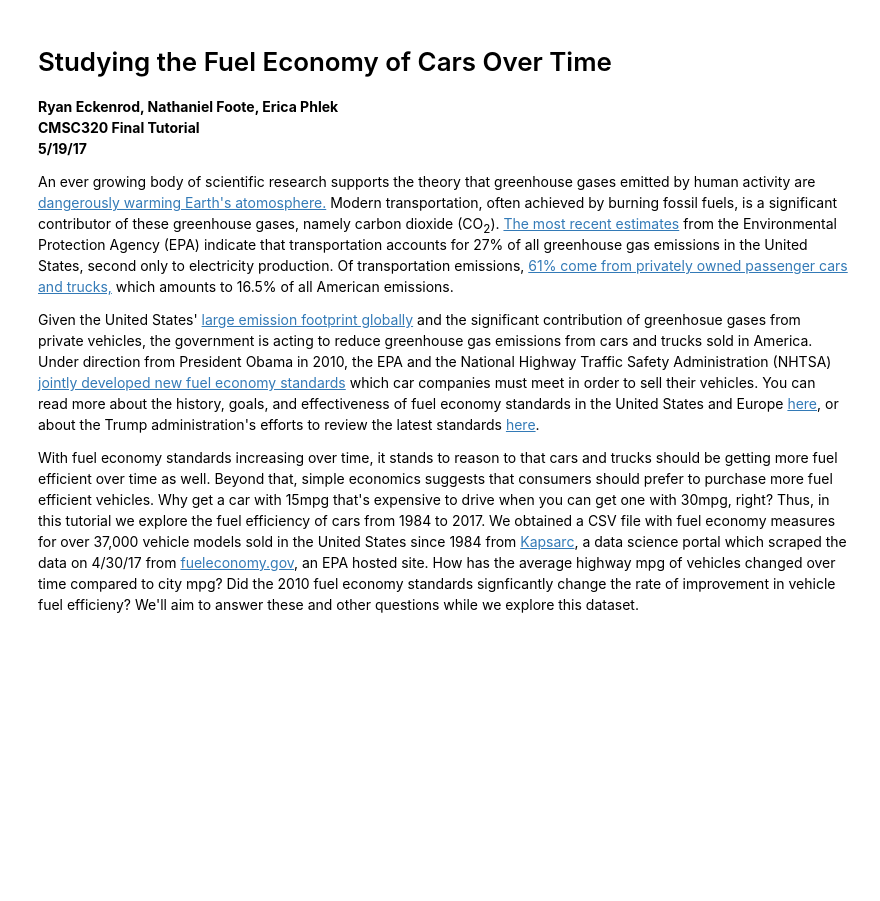
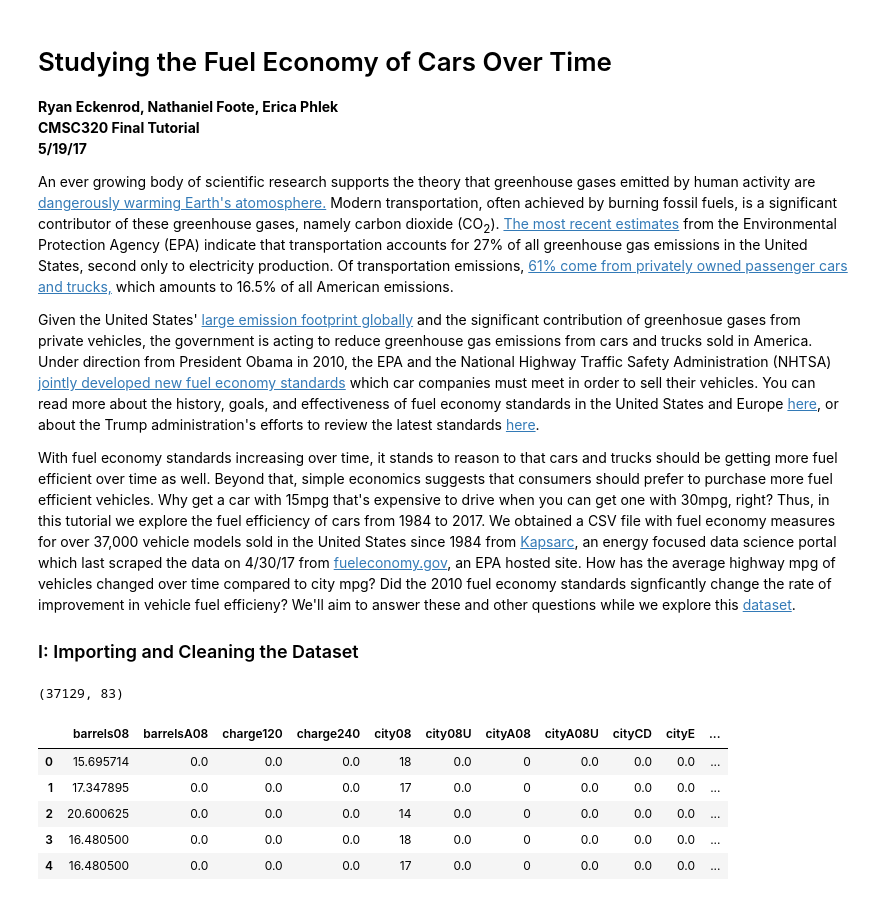
Before and after one commit to jnfoote76/fuel-economy-analysis, a Jupyter notebook: Final Tutorial.ipynb, the cells around one changed output. Drawn from its saved outputs; the diff is of its cells as text; code cells hidden in the pictures; blank space fills up the shorter version.

```diff
--- a/Final Tutorial.ipynb
+++ b/Final Tutorial.ipynb
@@ -9,4 +9,6 @@ An ever growing body of scientific research supports the theory that greenhouse
 
 Given the United States' [large emission footprint globally](https://www.epa.gov/ghgemissions/global-greenhouse-gas-emissions-data) and the significant contribution of greenhosue gases from private vehicles, the government is acting to reduce greenhouse gas emissions from cars and trucks sold in America. Under direction from President Obama in 2010, the EPA and the National Highway Traffic Safety Administration (NHTSA) [jointly developed new fuel economy standards](https://www.nhtsa.gov/laws-regulations/corporate-average-fuel-economy#9491) which car companies must meet in order to sell their vehicles. You can read more about the history, goals, and effectiveness of fuel economy standards in the United States and Europe [here](http://www.rff.org/files/document/file/RFF-PB-16-03.pdf), or about the Trump administration's efforts to review the latest standards [here](http://www.nbcnews.com/business/autos/trump-rolls-back-obama-era-fuel-economy-standards-n734256).
 
-With fuel economy standards increasing over time, it stands to reason to that cars and trucks should be getting more fuel efficient over time as well. Beyond that, simple economics suggests that consumers should prefer to purchase more fuel efficient vehicles. Why get a car with 15mpg that's expensive to drive when you can get one with 30mpg, right? Thus, in this tutorial we explore the fuel efficiency of cars from 1984 to 2017. We obtained a CSV file with fuel economy measures for over 37,000 vehicle models sold in the United States since 1984 from [Kapsarc](https://datasource.kapsarc.org/explore/dataset/us-vehicle-fuel-economy-data-1984-2017/), a data science portal which scraped the data on 4/30/17 from [fueleconomy.gov](https://www.fueleconomy.gov/feg/ws/index.shtml), an EPA hosted site. How has the average highway mpg of vehicles changed over time compared to city mpg? Did the 2010 fuel economy standards signficantly change the rate of improvement in vehicle fuel efficieny? We'll aim to answer these and other questions while we explore this dataset.
+With fuel economy standards increasing over time, it stands to reason to that cars and trucks should be getting more fuel efficient over time as well. Beyond that, simple economics suggests that consumers should prefer to purchase more fuel efficient vehicles. Why get a car with 15mpg that's expensive to drive when you can get one with 30mpg, right? Thus, in this tutorial we explore the fuel efficiency of cars from 1984 to 2017. We obtained a CSV file with fuel economy measures for over 37,000 vehicle models sold in the United States since 1984 from [Kapsarc](https://datasource.kapsarc.org/page/about/), an energy focused data science portal which last scraped the data on 4/30/17 from [fueleconomy.gov](https://www.fueleconomy.gov/feg/ws/index.shtml), an EPA hosted site. How has the average highway mpg of vehicles changed over time compared to city mpg? Did the 2010 fuel economy standards signficantly change the rate of improvement in vehicle fuel efficieny? We'll aim to answer these and other questions while we explore this [dataset](https://datasource.kapsarc.org/explore/dataset/us-vehicle-fuel-economy-data-1984-2017/table/).
+
+### I: Importing and Cleaning the Dataset
@@ -12,0 +20,14 @@ With fuel economy standards increasing over time, it stands to reason to that ca
+# %%
+#Next, let's import the dataset and take a quick view at its contents
+df = pd.read_csv("us-vehicle-fuel-economy-data-1984-2017.csv", sep=';')
+pd.set_option('display.max_columns', None)
+print(df.shape)
+df.head()
+# %% [output]
+(37129, 83)
+|  | barrels08 | barrelsA08 | charge120 | charge240 | city08 | city08U | cityA08 | cityA08U | cityCD | cityE | ... |
+| 0 | 15.695714 | 0.0 | 0.0 | 0.0 | 18 | 0.0 | 0 | 0.0 | 0.0 | 0.0 | ... |
+| 1 | 17.347895 | 0.0 | 0.0 | 0.0 | 17 | 0.0 | 0 | 0.0 | 0.0 | 0.0 | ... |
+| 2 | 20.600625 | 0.0 | 0.0 | 0.0 | 14 | 0.0 | 0 | 0.0 | 0.0 | 0.0 | ... |
+| 3 | 16.480500 | 0.0 | 0.0 | 0.0 | 18 | 0.0 | 0 | 0.0 | 0.0 | 0.0 | ... |
+| 4 | 16.480500 | 0.0 | 0.0 | 0.0 | 17 | 0.0 | 0 | 0.0 | 0.0 | 0.0 | ... |
```
Also changed, not shown: parts of 7 cells of this notebook.
